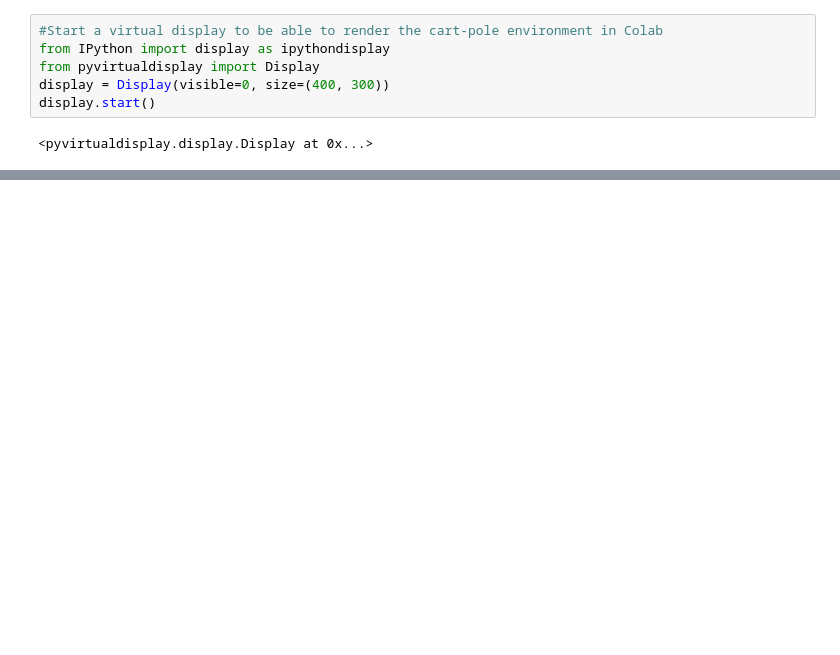
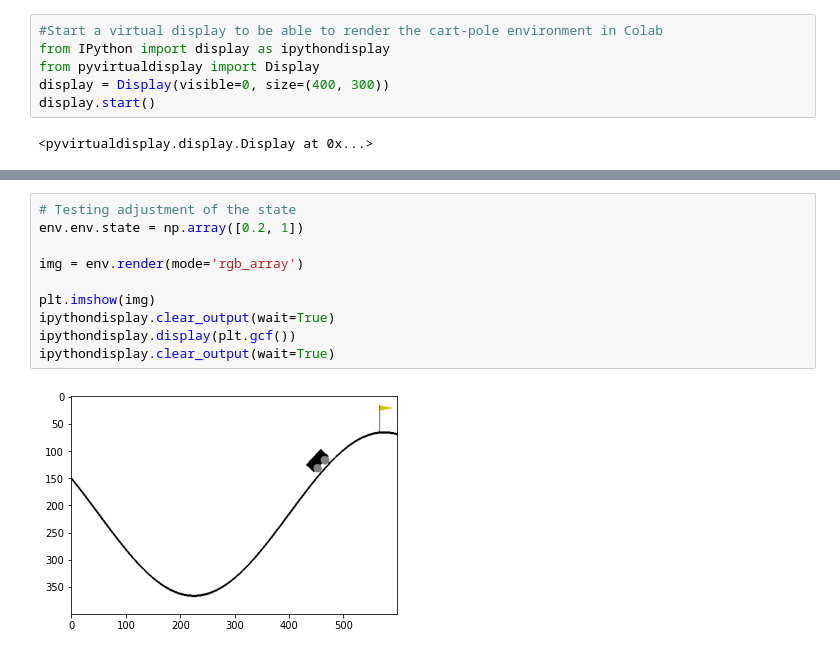
Before and after one commit to JanSchering/natural_computing, a Jupyter notebook: final/neuralCA_RL.ipynb, the cells around one changed output, grey strips where cells are left out. Saved outputs shown, nothing was run; the diff lists cells and outputs as text; blank space fills up the shorter version.

```diff
--- a/final/neuralCA_RL.ipynb
+++ b/final/neuralCA_RL.ipynb
@@ -48,3 +60,15 @@ ipythondisplay.clear_output(wait=True)
+# %%
+# Testing adjustment of the state
+env.env.state = np.array([0.2, 1])
+
+img = env.render(mode='rgb_array')
+
+plt.imshow(img)
+ipythondisplay.clear_output(wait=True)
+ipythondisplay.display(plt.gcf())
+ipythondisplay.clear_output(wait=True)
+# %% [output]
+[figure, added]
 # %% [markdown]
 # 1. Defining Grid parameters
 
```
Also changed, not shown: parts of 19 cells of this notebook.
